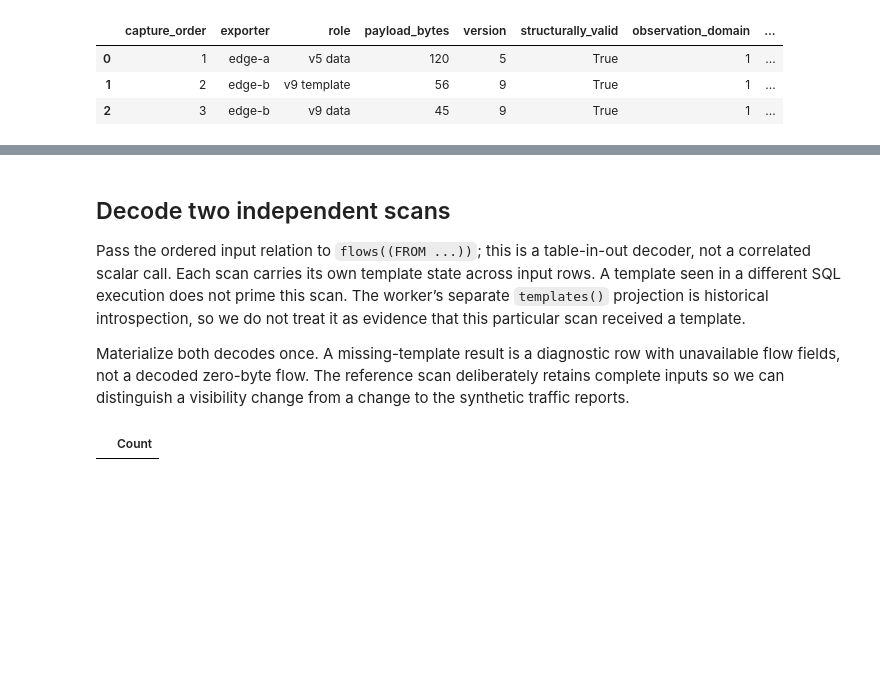
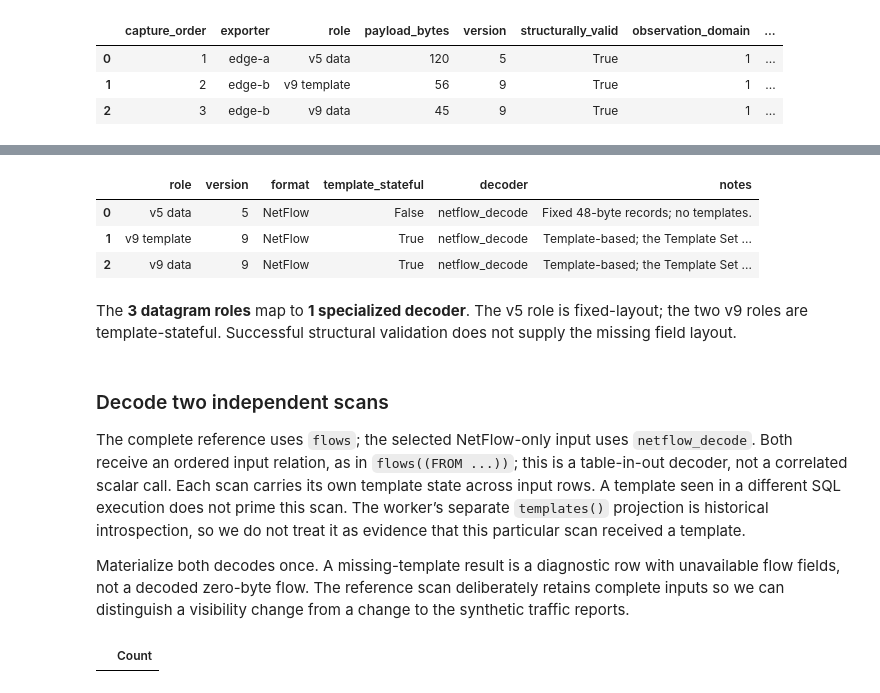
Before and after one commit to Query-farm/vgi-netflow, a Jupyter notebook: notebooks/01_missing_template_is_not_zero_traffic.ipynb, the cells around one changed output, grey strips where cells are left out. Cells and saved outputs as stored; diff of their text form; code cells hidden in the pictures; blank space fills up the shorter version.

Commit message:
Explain template context and sampling with complete SQL coverage [skip ci]

```diff
--- a/notebooks/01_missing_template_is_not_zero_traffic.ipynb
+++ b/notebooks/01_missing_template_is_not_zero_traffic.ipynb
@@ -81,7 +96,17 @@ display(inventory)
+# %%
+display(format_context)
+prose(f"The **{len(format_context)} datagram roles** map to **{format_context.decoder.nunique()} specialized decoder**. The v5 role is fixed-layout; the two v9 roles are template-stateful. Successful structural validation does not supply the missing field layout.")
+# %% [output]
+|  | role | version | format | template_stateful | decoder | notes |
+| 0 | v5 data | 5 | NetFlow | False | netflow_decode | Fixed 48-byte records; no templates. |
+| 1 | v9 template | 9 | NetFlow | True | netflow_decode | Template-based; the Template Set ... |
+| 2 | v9 data | 9 | NetFlow | True | netflow_decode | Template-based; the Template Set ... |
+The **3 datagram roles** map to **1 specialized decoder**. The v5 role is fixed-layout; the two v9 roles are template-stateful. Successful structural validation does not supply the missing field layout.
 # %% [markdown]
-## Decode two independent scans
+### Decode two independent scans
 
-Pass the ordered input relation to `flows((FROM ...))`; this is a table-in-out decoder, not a correlated scalar call. Each scan carries its own template state across input rows. A template seen in a different SQL execution does not prime this scan. The worker’s separate `templates()` projection is historical introspection, so we do not treat it as evidence that this particular scan received a template.
+The complete reference uses `flows`; the selected NetFlow-only input uses
+`netflow_decode`. Both receive an ordered input relation, as in `flows((FROM ...))`; this is a table-in-out decoder, not a correlated scalar call. Each scan carries its own template state across input rows. A template seen in a different SQL execution does not prime this scan. The worker’s separate `templates()` projection is historical introspection, so we do not treat it as evidence that this particular scan received a template.
 
 Materialize both decodes once. A missing-template result is a diagnostic row with unavailable flow fields, not a decoded zero-byte flow. The reference scan deliberately retains complete inputs so we can distinguish a visibility change from a change to the synthetic traffic reports.
 # %%
```
Also changed, not shown: parts of 23 cells of this notebook, 13 other files.
